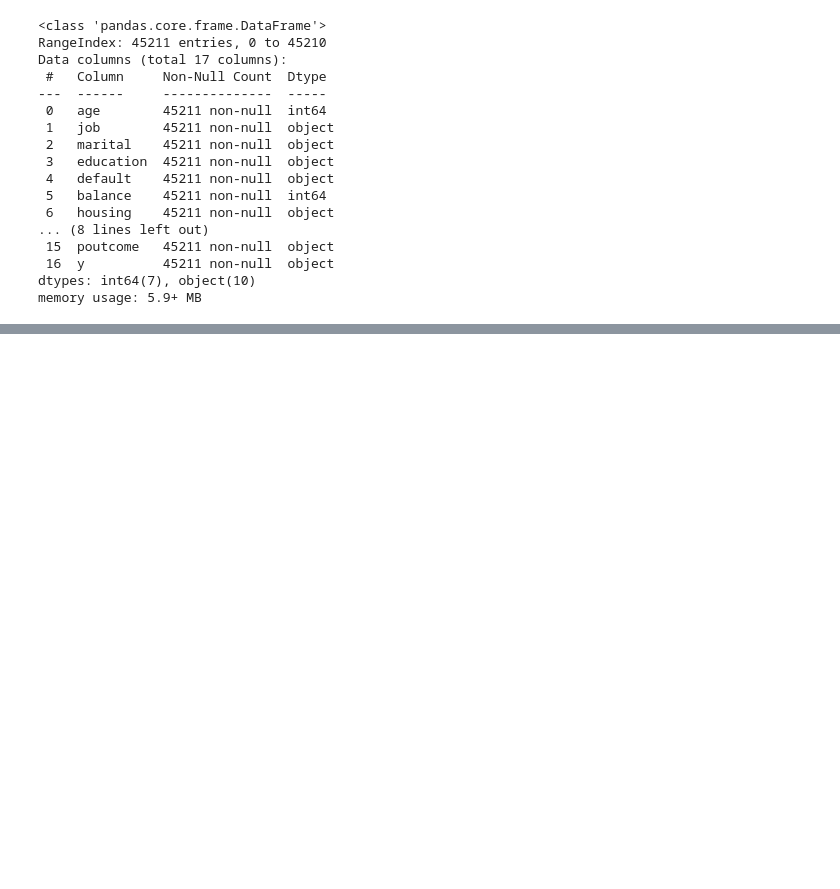
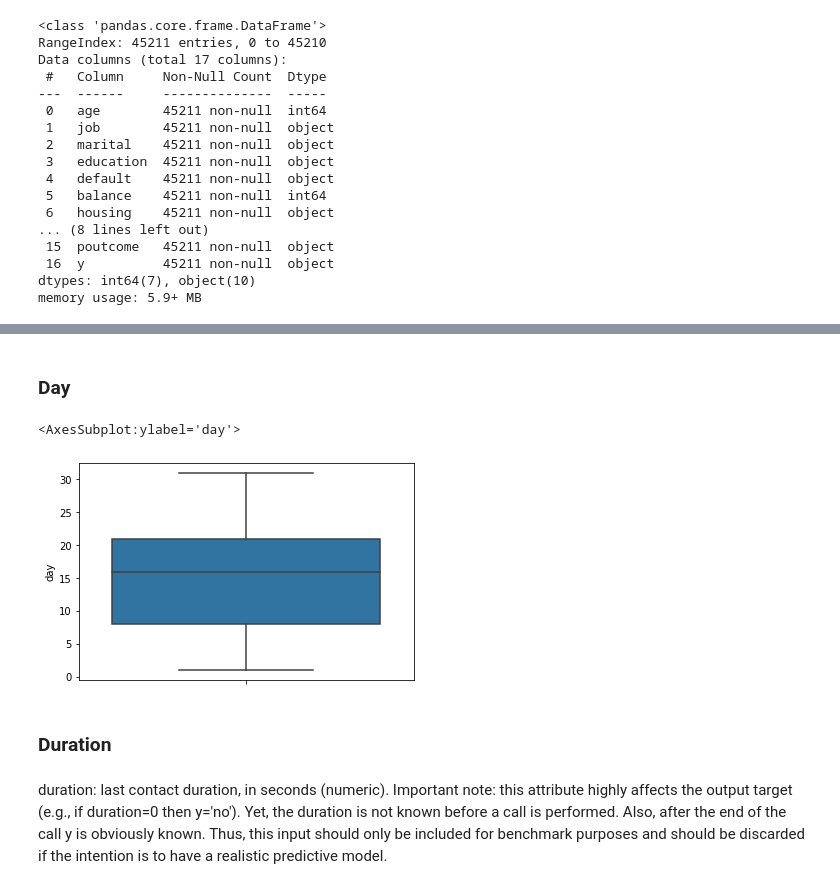
Before and after one commit to arkahood/marketing-dataset-classification, a Jupyter notebook: marketing.ipynb, the cells around one changed output, grey strips where cells are left out. Drawn from its saved outputs; the diff is of its cells as text; code cells hidden in the pictures; blank space fills up the shorter version.

```diff
--- a/marketing.ipynb
+++ b/marketing.ipynb
@@ -42,0 +110,4 @@ memory usage: 5.9+ MB
+# %%
+dataset = dataset.drop(i)
+# %%
+dataset = dataset.drop(i1)
@@ -42,0 +135,11 @@ memory usage: 5.9+ MB
+# %% [markdown]
+### Day
+# %%
+sns.boxplot(y=dataset['day'])
+# %% [output]
+<AxesSubplot:ylabel='day'>
+[figure, added]
+# %% [markdown]
+### Duration
+# %% [markdown]
+duration: last contact duration, in seconds (numeric). Important note: this attribute highly affects the output target (e.g., if duration=0 then y='no'). Yet, the duration is not known before a call is performed. Also, after the end of the call y is obviously known. Thus, this input should only be included for benchmark purposes and should be discarded if the intention is to have a realistic predictive model.
```
Also changed, not shown: parts of 52 cells of this notebook.
